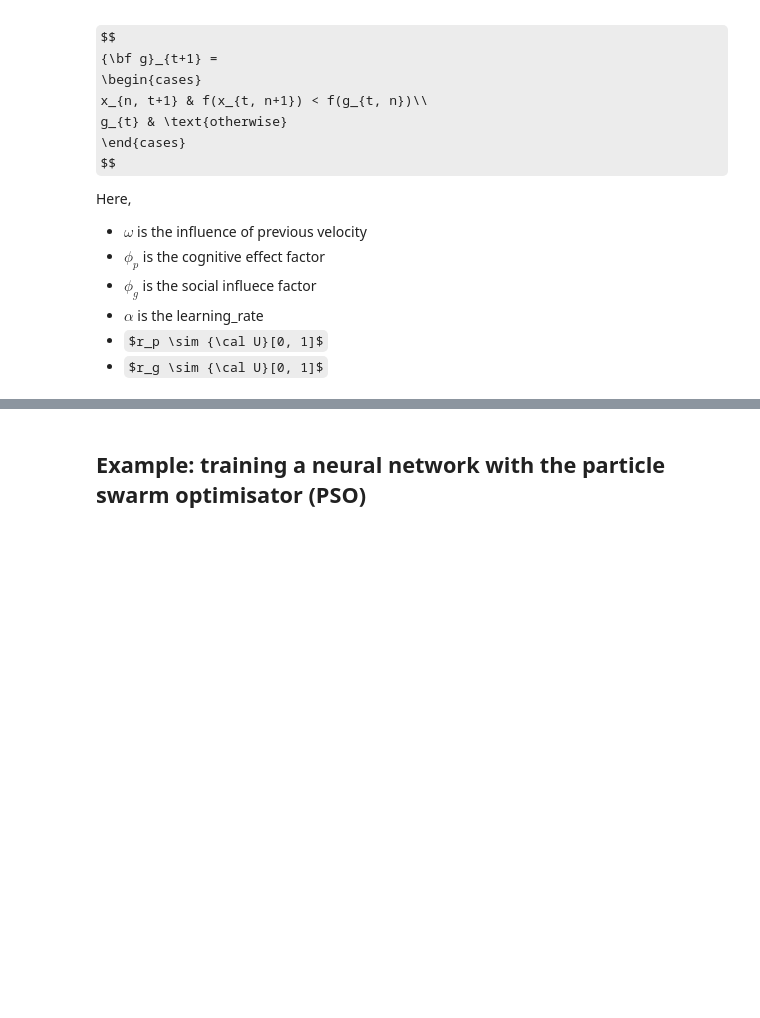
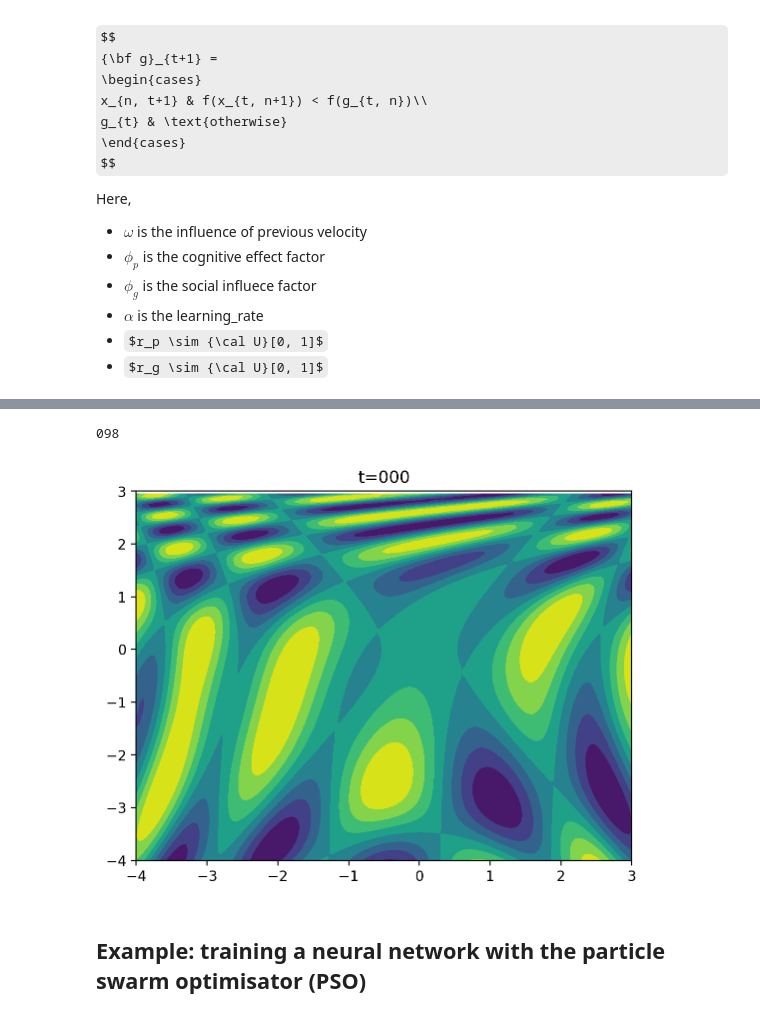
Before and after one commit to sapienzaio/online-ml-finance, a Jupyter notebook: 02-numba-pso.ipynb, the cells around one changed output, grey strips where cells are left out. Saved outputs shown, nothing was run; the diff lists cells and outputs as text; code cells hidden in the pictures; some formulas as TeX source; blank space fills up the shorter version.

```diff
--- a/02-numba-pso.ipynb
+++ b/02-numba-pso.ipynb
@@ -251,3 +279,22 @@ plt.plot(f_star_hist)
+# %%
+fig, ax = plt.subplots()
+def plot_step(t):
+    print(t, end="\r")
+    ax.cla()
+    plt.contourf(*X, Z)
+
+    plt.title(f"t={t:03}")
+    for p in range(n_particles):
+        plt.plot(*positions_hist[:t, p, :].T, c="crimson")
+    plt.xlim(b_down, b_up)
+    plt.ylim(b_down, b_up)
+
+frames = np.arange(0, 300, 2)
+anim = FuncAnimation(fig, plot_step, frames=frames)
+anim.save("swarm.gif", fps=20)
+# %% [output]
+098
+[figure, added]
 # %% [markdown]
 ## Example: training a neural network with the particle swarm optimisator (PSO)
 # %%
```
Also changed, not shown: parts of 13 cells of this notebook.
